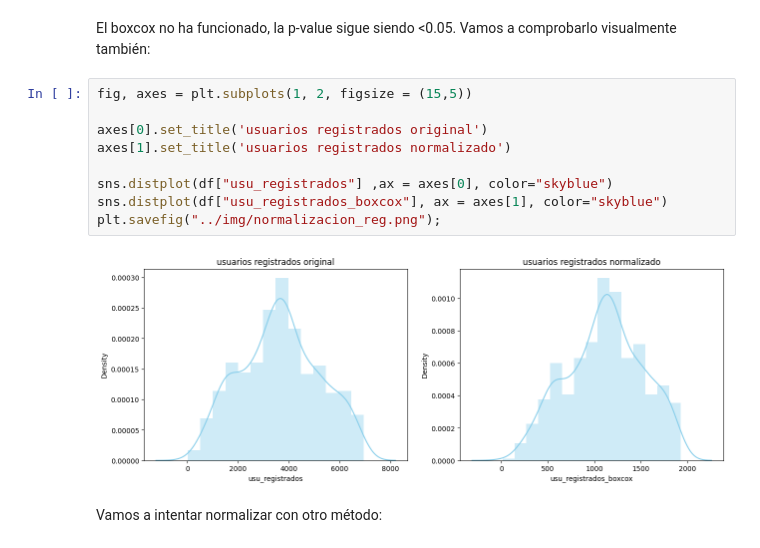
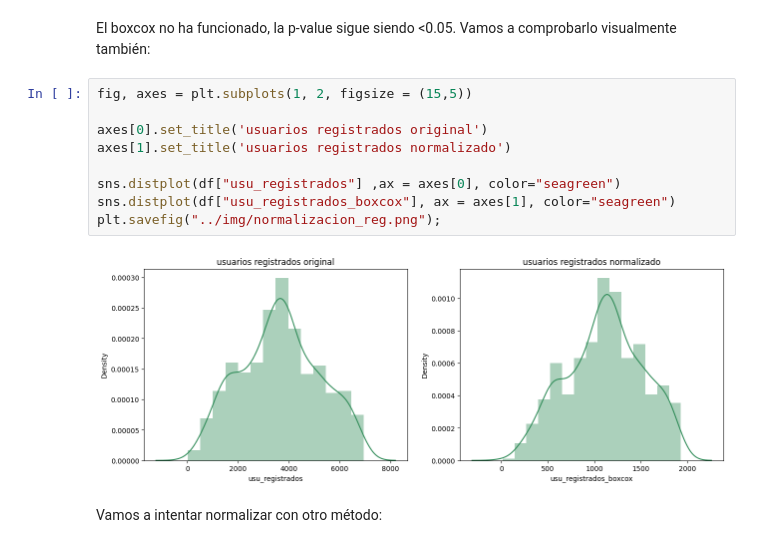
Before and after one commit to GriselleAlanis/project-da-promoE-module3-team1, a Jupyter notebook: Modelo_1_registrados/Asunciones_reg.ipynb, the cells around one changed output. Drawn from its saved outputs; the diff is of its cells as text.

```diff
--- a/Modelo_1_registrados/Asunciones_reg.ipynb
+++ b/Modelo_1_registrados/Asunciones_reg.ipynb
@@ -72,14 +72,14 @@ El boxcox no ha funcionado, la p-value sigue siendo <0.05. Vamos a comprobarlo v
 # %%
 fig, axes = plt.subplots(1, 2, figsize = (15,5))
 
 axes[0].set_title('usuarios registrados original')
 axes[1].set_title('usuarios registrados normalizado')
 
-sns.distplot(df["usu_registrados"] ,ax = axes[0], color="skyblue")
-sns.distplot(df["usu_registrados_boxcox"], ax = axes[1], color="skyblue")
+sns.distplot(df["usu_registrados"] ,ax = axes[0], color="seagreen")
+sns.distplot(df["usu_registrados_boxcox"], ax = axes[1], color="seagreen")
 plt.savefig("../img/normalizacion_reg.png");
 # %% [output]
-[figure, old version]
+[figure, new version]
 # %% [markdown]
 Vamos a intentar normalizar con otro método:
 # %%
```
Also changed, not shown: parts of 1 cell of this notebook, 3 other files.
